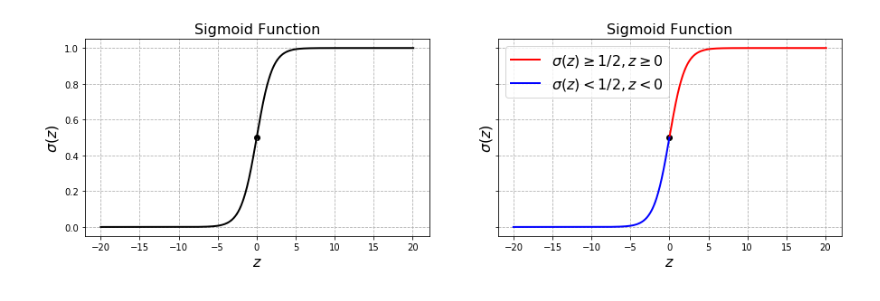
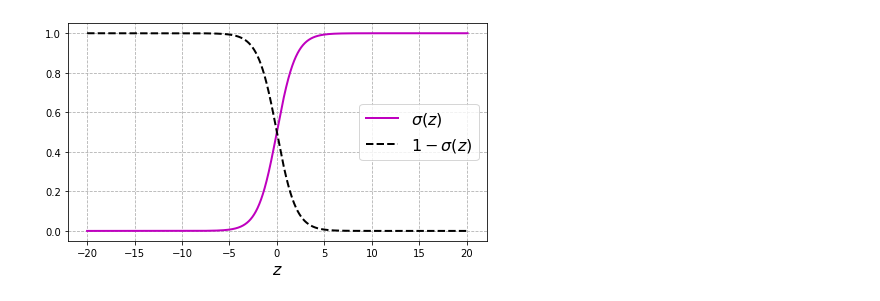
Before and after one commit to julian10m/ML-tutorials, a Jupyter notebook: Logistic-Regression.ipynb, the cells around one changed output. Cells and saved outputs as stored; diff of their text form; code cells hidden in the pictures.

```diff
--- a/Logistic-Regression.ipynb
+++ b/Logistic-Regression.ipynb
@@ -8,32 +8,0 @@ from sklearn.linear_model import LogisticRegression
-# %%
-def sigmoid(z):
-    return 1 / (1 + np.exp(-z))
-
-cmap_light = ListedColormap(['#FFAAAA', '#AAFFAA', '#AAAAFF'])
-cmap_bold = ListedColormap(['#FF0000', '#00FF00', '#0000FF'])
-
-x_min, x_max, step = -20, 20.1, 10000
-y_min, y_max = 0, 1.1
-
-x = np.linspace(x_min, x_max, step)
-
-fig, (ax1, ax2) = plt.subplots(1,2, sharey=True, figsize = (15, 4))
-ax1.plot(x, sigmoid(x), 'k', linewidth = 2)
-ax1.scatter(0, 1/2, color = 'k')
-ax1.grid(linestyle='--')
-ax1.set_xlabel('$z$', size = 16)
-ax1.set_ylabel("$\sigma (z)$", size = 16)
-ax1.set_title("Sigmoid Function", size = 16)
-
-
-ax2.plot(x[x>=0], sigmoid(x[x>=0]), 'r', linewidth = 2, label = '$\sigma (z) \geq 1/2, z \geq 0$')
-ax2.plot(x[x<0], sigmoid(x[x<0]), 'b', linewidth = 2, label = '$\sigma (z) < 1/2, z < 0$')
-ax2.scatter(0, 1/2, color = 'k')
-ax2.grid(linestyle='--')
-ax2.set_xlabel('$z$', size = 16)
-ax2.set_ylabel("$\sigma (z)$", size = 16)
-ax2.set_title("Sigmoid Function", size = 16)
-ax2.legend(fontsize = 16, loc = 'upper left')
-plt.show()
-# %% [output]
-[figure, removed]
@@ -39,0 +20,14 @@ plt.show()
+# %%
+fig, ax = plt.subplots(figsize = (7.5, 4))
+
+ax.plot(x, sigmoid(x), 'm', linewidth = 2, label = '$\sigma(z)$')
+ax.plot(x, 1 - sigmoid(x), 'k--', linewidth = 2, label = '$1 - \sigma(z)$')
+
+ax.grid(linestyle='--')
+ax.legend(fontsize = 16, loc = 'best')
+ax.set_xlabel('$z$', size = 16)
+
+plt.savefig('sigmoid.png')
+plt.show()
+# %% [output]
+[figure, added]
```
Also changed, not shown: parts of 13 cells of this notebook.
